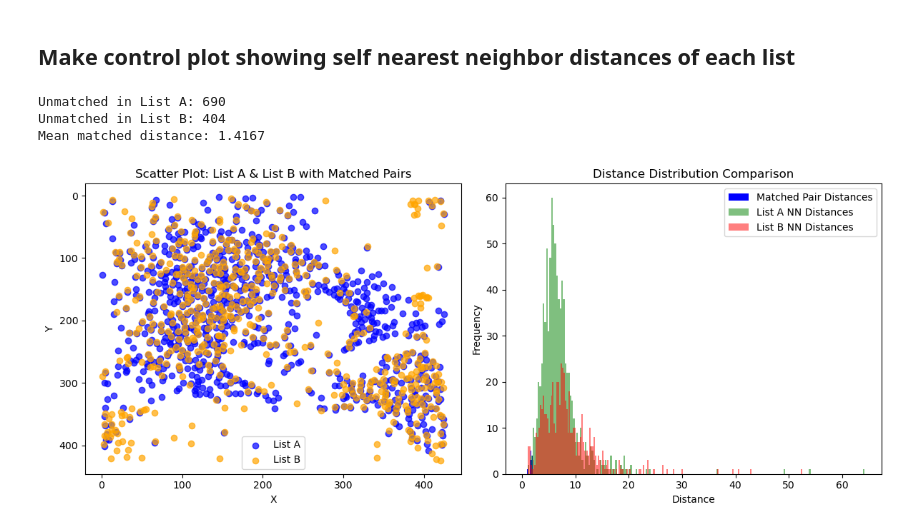
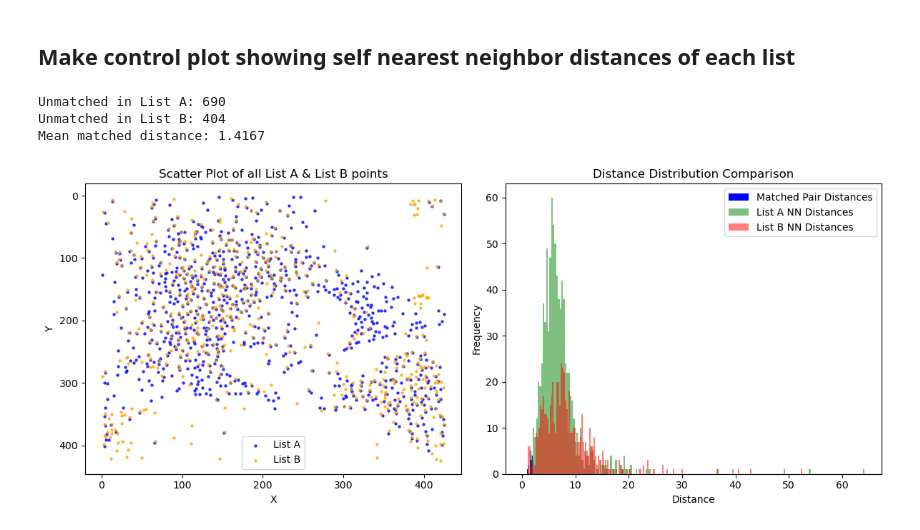
Before and after one commit to LauraBreimann/colocalisation_analysis, a Jupyter notebook: scripts/analyse_two_lists.ipynb, the cells around one changed output. Saved outputs shown, nothing was run; the diff lists cells and outputs as text; code cells hidden in the pictures.

```diff
--- a/scripts/analyse_two_lists.ipynb
+++ b/scripts/analyse_two_lists.ipynb
@@ -346,36 +365,36 @@ plt.figure(figsize=(12, 5))
 
 # --- Left Panel: Scatter Plot with Matched Pairs ---
 plt.subplot(1, 2, 1)
-plt.scatter(listA_points[:, 0], listA_points[:, 1], c='blue', label='List A', alpha=0.7)
-plt.scatter(listB_points[:, 0], listB_points[:, 1], c='orange', label='List B', alpha=0.7)
+plt.scatter(listA_points[:, 0], listA_points[:, 1], c='blue', label='List A', alpha=0.7, s=5)
+plt.scatter(listB_points[:, 0], listB_points[:, 1], c='orange', label='List B', alpha=0.7, s=5)
 # Draw lines connecting each matched pair
 for pointA, pointB in zip(matchedA, matchedB):
     plt.plot([pointA[0], pointB[0]], [pointA[1], pointB[1]], c='gray', lw=1, alpha=0.5)
 plt.xlabel("X")
 plt.ylabel("Y")
-plt.title("Scatter Plot: List A & List B with Matched Pairs")
+plt.title("Scatter Plot of all List A & List B points")
 plt.legend()
 
-# Invert the x-axis to correct horizontal flip
+# Invert the y-axis to correct horizontal flip
 plt.gca().invert_yaxis()
 
 # --- Right Panel: Histograms of Distances ---
 plt.subplot(1, 2, 2)
 # Matched pair distances (blue)
 plt.hist(dist_array, bins=200, color='blue', alpha=1, label='Matched Pair Distances')
 # Nearest neighbor distances within List A (green)
 plt.hist(nn_dists_A, bins=200, color='green', alpha=0.5, label='List A NN Distances')
 # Nearest neighbor distances within List B (red)
 plt.hist(nn_dists_B, bins=200, color='red', alpha=0.5, label='List B NN Distances')
 plt.xlabel("Distance")
 plt.ylabel("Frequency")
 plt.title("Distance Distribution Comparison")
 plt.legend()
 
 plt.tight_layout()
 plt.show()
 # %% [output]
 Unmatched in List A: 690
 Unmatched in List B: 404
 Mean matched distance: 1.4167
-[figure, old version]
+[figure, new version]
```
Also changed, not shown: parts of 2 cells of this notebook.
